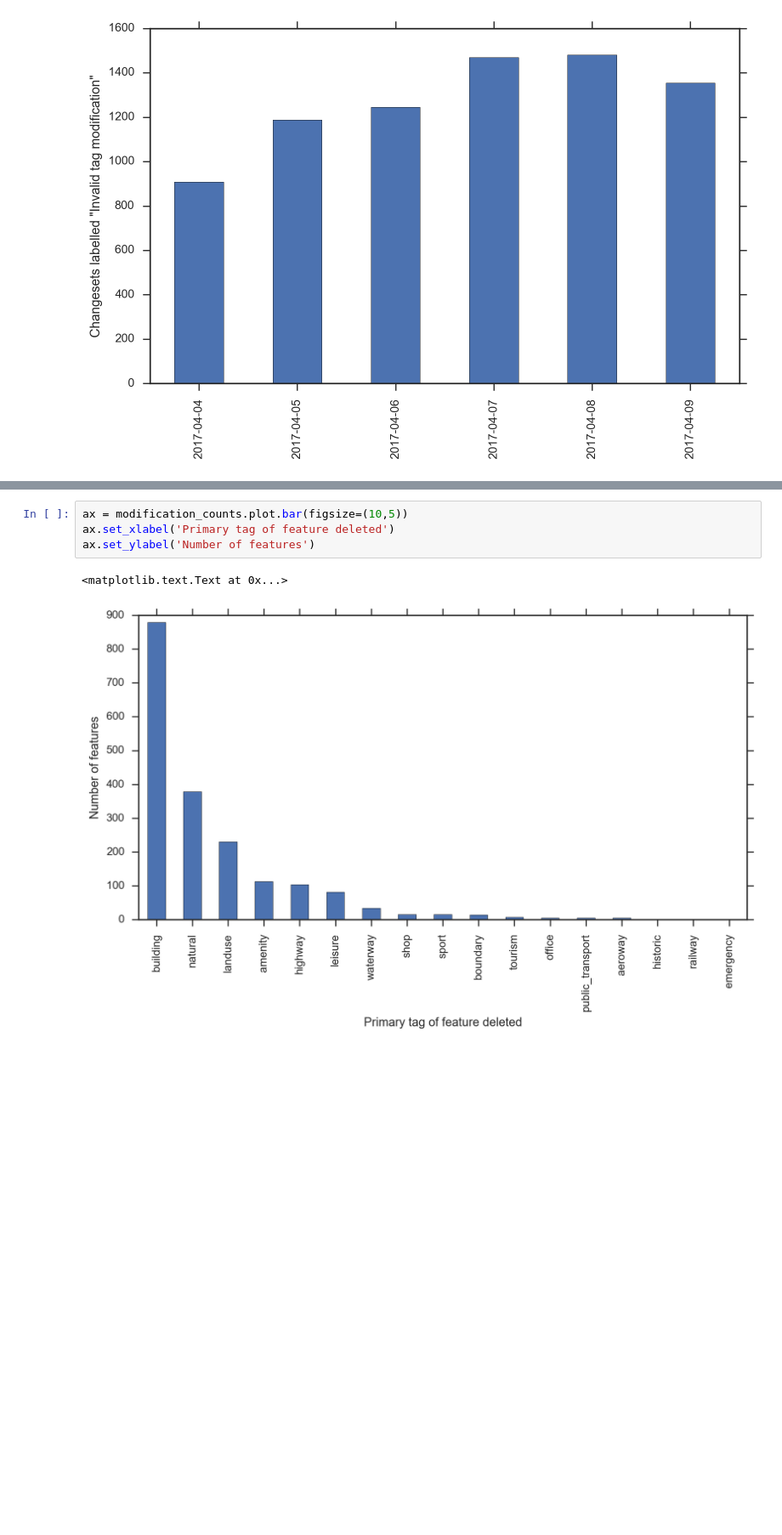
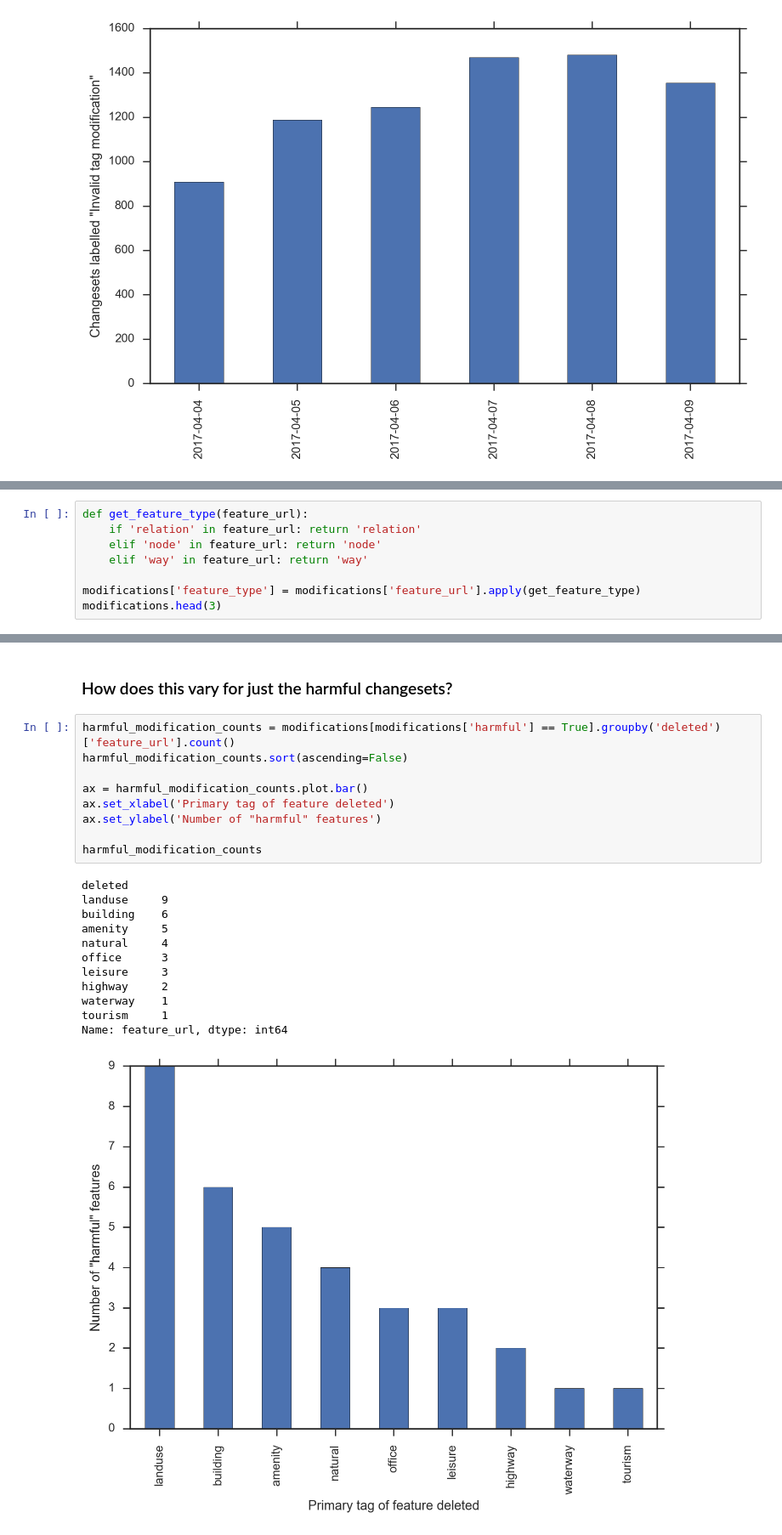
Before and after one commit to mapbox/osm-compare, a Jupyter notebook: analysis/invalid-tag-modification/invalid-tag-modification-v2.ipynb, the cells around one changed output, grey strips where cells are left out. Shown at 85% size. Drawn from its saved outputs; the diff is of its cells as text; blank space fills up the shorter version.

Commit message:
Cleaned up modification analysis

```diff
--- a/analysis/invalid-tag-modification/invalid-tag-modification-v2.ipynb
+++ b/analysis/invalid-tag-modification/invalid-tag-modification-v2.ipynb
@@ -97,3 +103,11 @@ modifications.head(5)
 | 2 | 47611562 | False | http://osmcha.mapbox.com/47611562... | historic | amenity |
 | 3 | 47610141 | True | http://osmcha.mapbox.com/47610141... | tourism | amenity |
 | 4 | 47609653 | False | http://osmcha.mapbox.com/47609653... | NaN | building |
+# %%
+def get_feature_type(feature_url):
+    if 'relation' in feature_url: return 'relation'
+    elif 'node' in feature_url: return 'node'
+    elif 'way' in feature_url: return 'way'
+
+modifications['feature_type'] = modifications['feature_url'].apply(get_feature_type)
+modifications.head(3)
@@ -124,7 +149,24 @@ Name: feature_url, dtype: int64
+# %% [markdown]
+### How does this vary for just the harmful changesets?
 # %%
-ax = modification_counts.plot.bar(figsize=(10,5))
+harmful_modification_counts = modifications[modifications['harmful'] == True].groupby('deleted')['feature_url'].count()
+harmful_modification_counts.sort(ascending=False)
+
+ax = harmful_modification_counts.plot.bar()
 ax.set_xlabel('Primary tag of feature deleted')
-ax.set_ylabel('Number of features')
+ax.set_ylabel('Number of "harmful" features')
+
+harmful_modification_counts
 # %% [output]
-<matplotlib.text.Text at 0x...>
+deleted
+landuse     9
+building    6
+amenity     5
+natural     4
+office      3
+leisure     3
+highway     2
+waterway    1
+tourism     1
+Name: feature_url, dtype: int64
-[figure, old version]
+[figure, new version]
```
Also changed, not shown: parts of 23 cells of this notebook.
